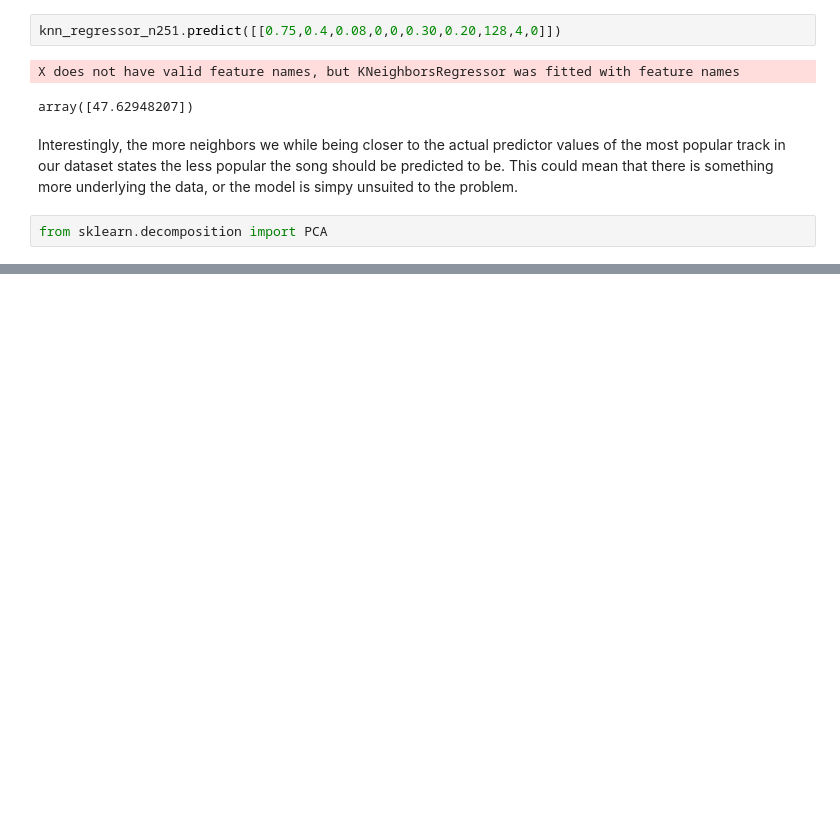
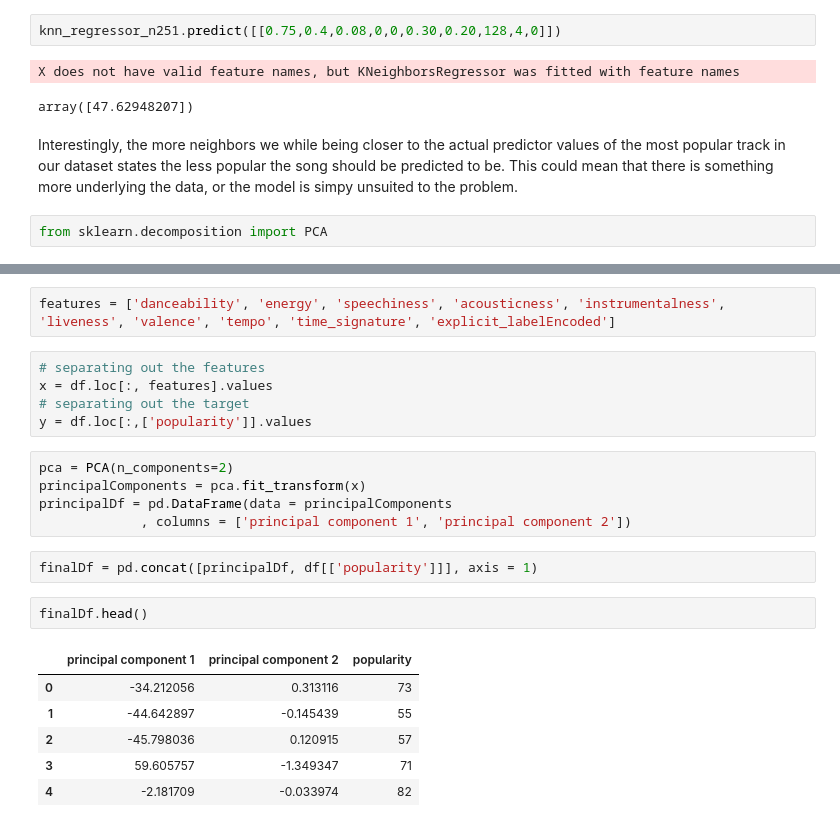
Before and after one commit to matthewsj17/Spotify-Data-Analysis-DSCI300-Project, a Jupyter notebook: DSCI300_SemesterProject.ipynb, the cells around one changed output, grey strips where cells are left out. Drawn from its saved outputs; the diff is of its cells as text; blank space fills up the shorter version.

```diff
--- a/DSCI300_SemesterProject.ipynb
+++ b/DSCI300_SemesterProject.ipynb
@@ -1305,0 +1301,23 @@ col_without_regressor = df.columns
+# %%
+features = ['danceability', 'energy', 'speechiness', 'acousticness', 'instrumentalness', 'liveness', 'valence', 'tempo', 'time_signature', 'explicit_labelEncoded']
+# %%
+# separating out the features
+x = df.loc[:, features].values
+# separating out the target
+y = df.loc[:,['popularity']].values
+# %%
+pca = PCA(n_components=2)
+principalComponents = pca.fit_transform(x)
+principalDf = pd.DataFrame(data = principalComponents
+             , columns = ['principal component 1', 'principal component 2'])
+# %%
+finalDf = pd.concat([principalDf, df[['popularity']]], axis = 1)
+# %%
+finalDf.head()
+# %% [output]
+|  | principal component 1 | principal component 2 | popularity |
+| 0 | -34.212056 | 0.313116 | 73 |
+| 1 | -44.642897 | -0.145439 | 55 |
+| 2 | -45.798036 | 0.120915 | 57 |
+| 3 | 59.605757 | -1.349347 | 71 |
+| 4 | -2.181709 | -0.033974 | 82 |
```
Also changed, not shown: parts of 21 cells of this notebook.
